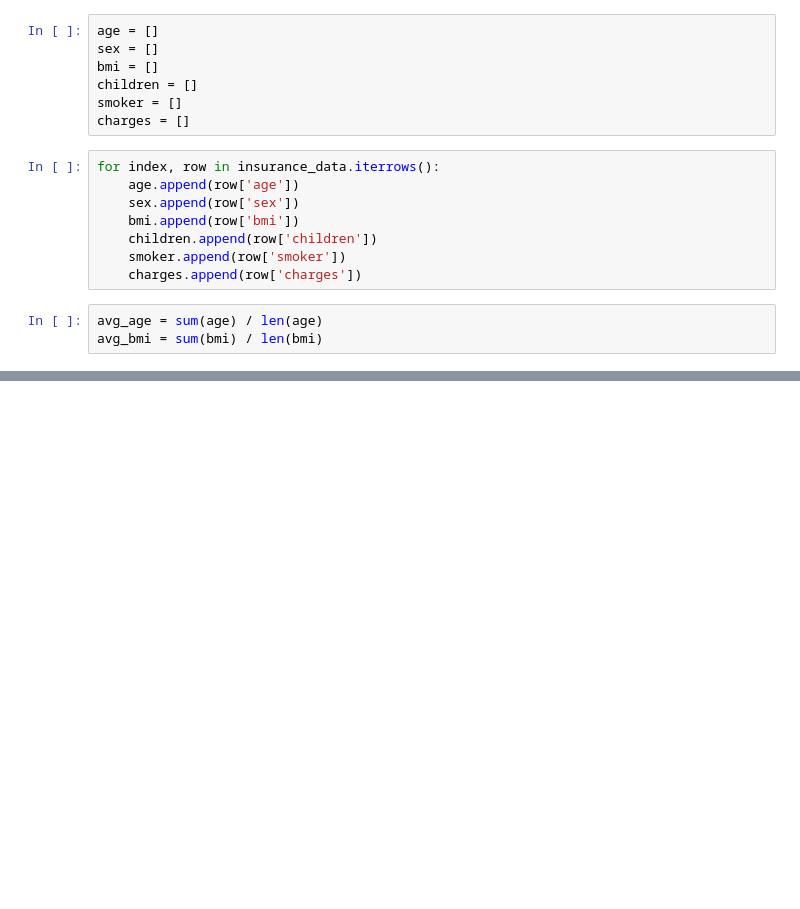
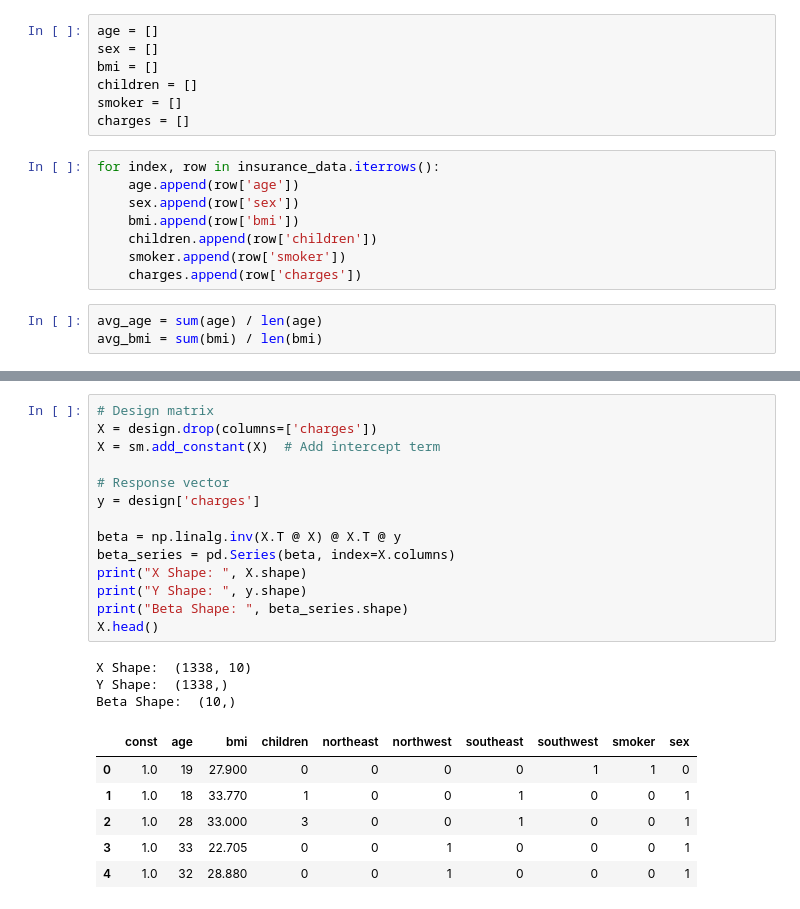
Before and after one commit to paulpuccinelli/Insurance_Project, a Jupyter notebook: insurance-project.ipynb, the cells around one changed output, grey strips where cells are left out. Drawn from its saved outputs; the diff is of its cells as text; blank space fills up the shorter version.

```diff
--- a/insurance-project.ipynb
+++ b/insurance-project.ipynb
@@ -81,0 +108,24 @@ avg_bmi = sum(bmi) / len(bmi)
+# %%
+# Design matrix
+X = design.drop(columns=['charges'])
+X = sm.add_constant(X)  # Add intercept term
+
+# Response vector
+y = design['charges']
+
+beta = np.linalg.inv(X.T @ X) @ X.T @ y
+beta_series = pd.Series(beta, index=X.columns)
+print("X Shape: ", X.shape)
+print("Y Shape: ", y.shape)
+print("Beta Shape: ", beta_series.shape)
+X.head()
+# %% [output]
+X Shape:  (1338, 10)
+Y Shape:  (1338,)
+Beta Shape:  (10,)
+|  | const | age | bmi | children | northeast | northwest | southeast | southwest | smoker | sex |
+| 0 | 1.0 | 19 | 27.900 | 0 | 0 | 0 | 0 | 1 | 1 | 0 |
+| 1 | 1.0 | 18 | 33.770 | 1 | 0 | 0 | 1 | 0 | 0 | 1 |
+| 2 | 1.0 | 28 | 33.000 | 3 | 0 | 0 | 1 | 0 | 0 | 1 |
+| 3 | 1.0 | 33 | 22.705 | 0 | 0 | 1 | 0 | 0 | 0 | 1 |
+| 4 | 1.0 | 32 | 28.880 | 0 | 0 | 1 | 0 | 0 | 0 | 1 |
```
Also changed, not shown: parts of 5 cells of this notebook.
